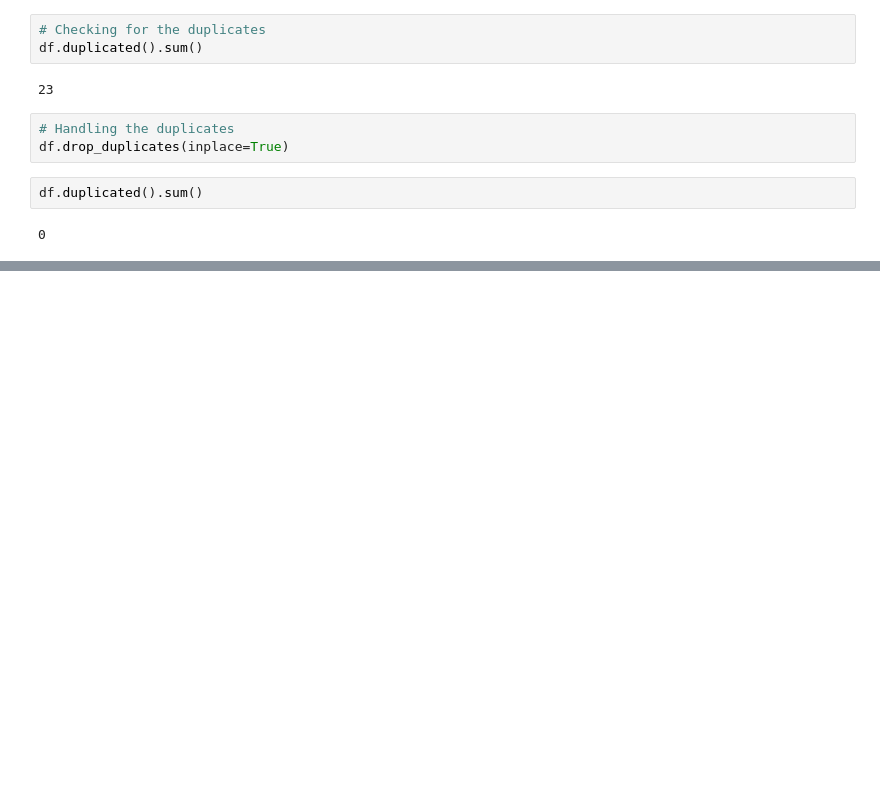
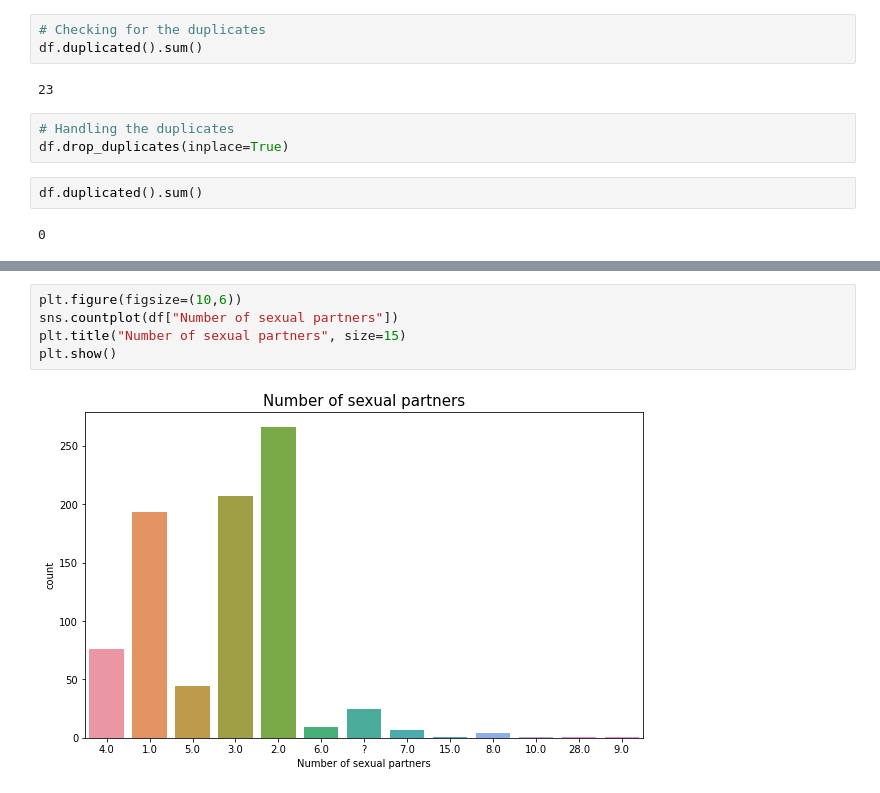
Before and after one commit to tarzahedi/cervical-cancer, a Jupyter notebook: EDA_Cervical_Cancer.ipynb, the cells around one changed output, grey strips where cells are left out. Cells and saved outputs as stored; diff of their text form; blank space fills up the shorter version.

```diff
--- a/EDA_Cervical_Cancer.ipynb
+++ b/EDA_Cervical_Cancer.ipynb
@@ -102,0 +112,7 @@ df.duplicated().sum()
+# %%
+plt.figure(figsize=(10,6))
+sns.countplot(df["Number of sexual partners"])
+plt.title("Number of sexual partners", size=15)
+plt.show()
+# %% [output]
+[figure, added]
```
Also changed, not shown: parts of 7 cells of this notebook.
